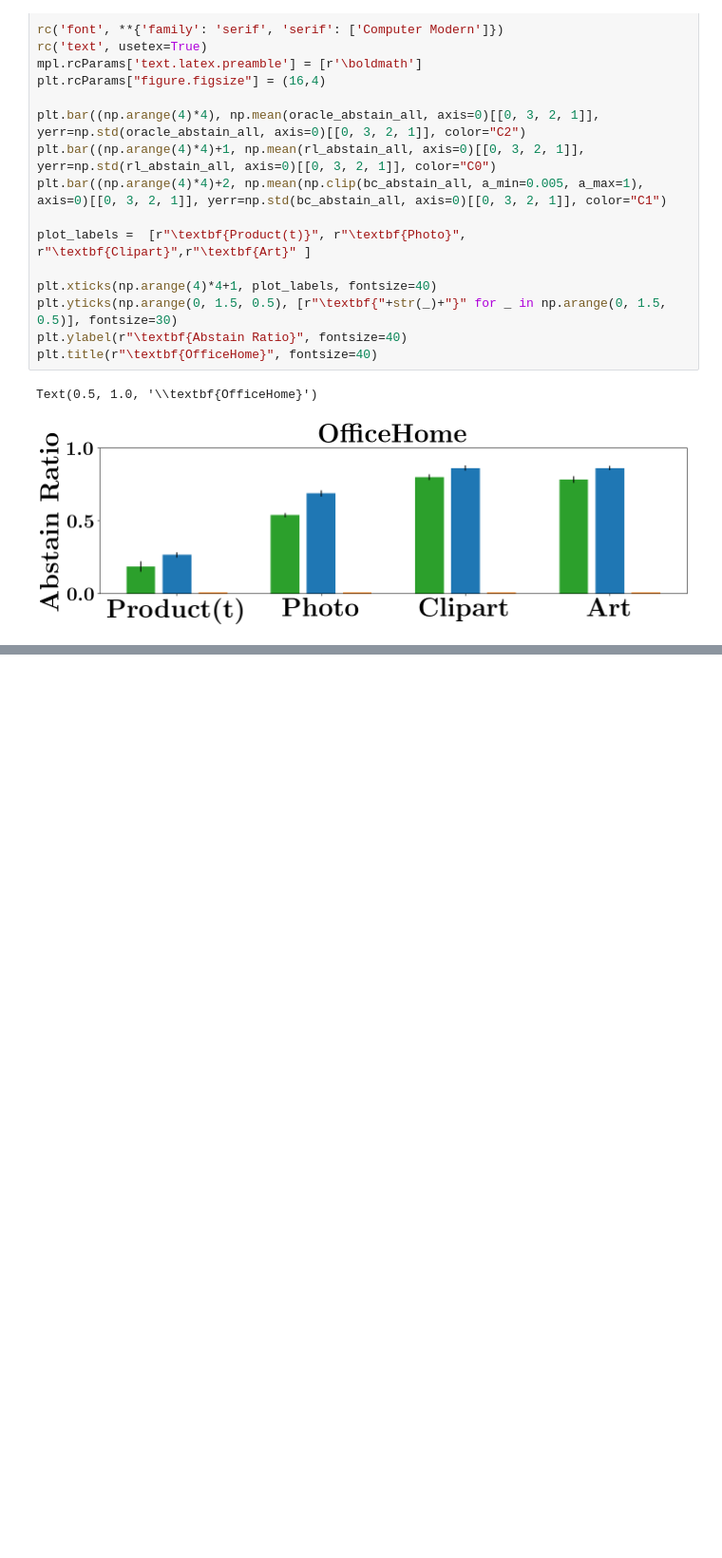
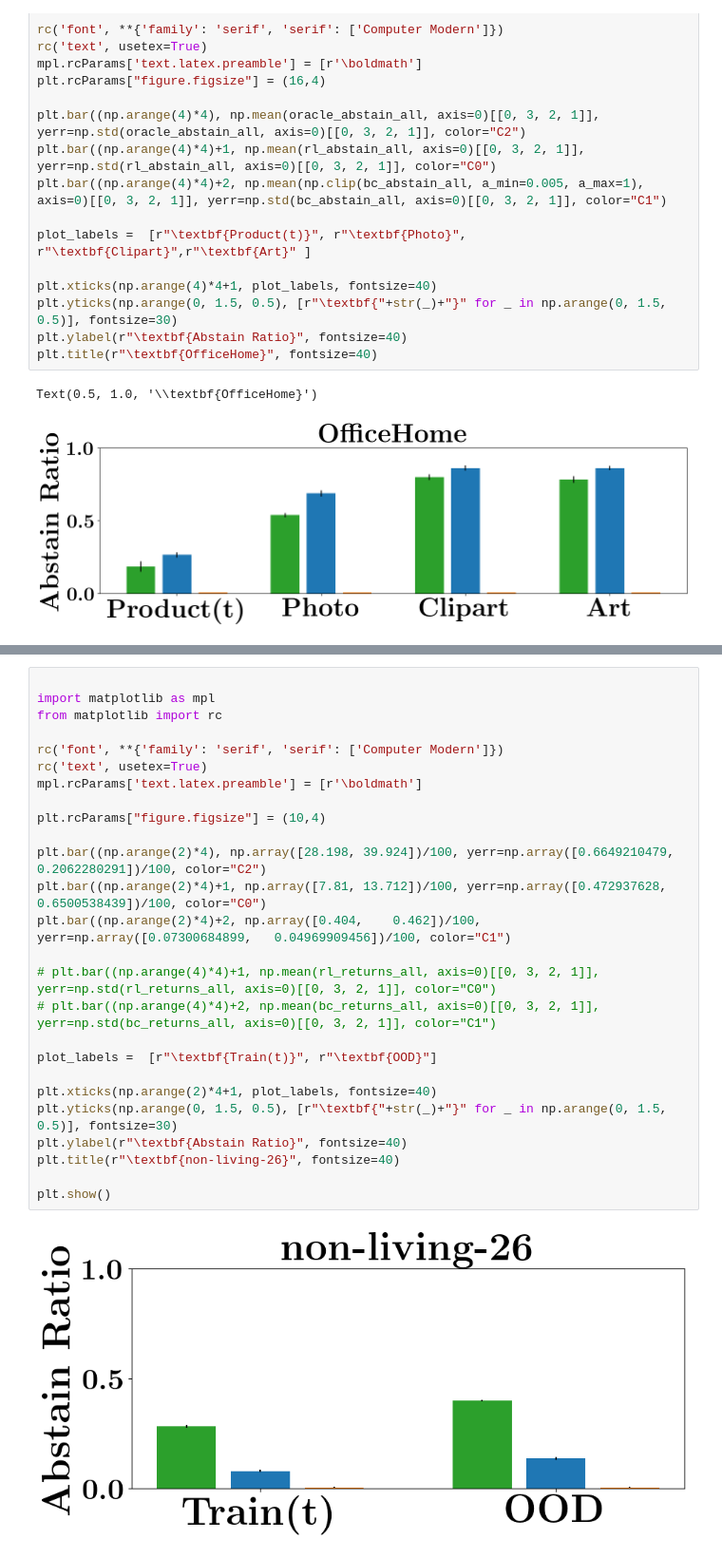
Before and after one commit to katiekang1998/cautious_extrapolation, a Jupyter notebook: cautious_extrapolation/OfficeHome/plot.ipynb, the cells around one changed output, grey strips where cells are left out. Shown at 95% size. Drawn from its saved outputs; the diff is of its cells as text; blank space fills up the shorter version.

```diff
--- a/cautious_extrapolation/OfficeHome/plot.ipynb
+++ b/cautious_extrapolation/OfficeHome/plot.ipynb
@@ -371,0 +481,28 @@ Text(0.5, 1.0, '\\textbf{NONLIVING-26 FAKE}')
+# %%
+
+import matplotlib as mpl
+from matplotlib import rc
+
+rc('font', **{'family': 'serif', 'serif': ['Computer Modern']})
+rc('text', usetex=True)
+mpl.rcParams['text.latex.preamble'] = [r'\boldmath']
+
+plt.rcParams["figure.figsize"] = (10,4)
+
+plt.bar((np.arange(2)*4), np.array([28.198,	39.924])/100, yerr=np.array([0.6649210479,	0.2062280291])/100, color="C2")
+plt.bar((np.arange(2)*4)+1, np.array([7.81,	13.712])/100, yerr=np.array([0.472937628,	0.6500538439])/100, color="C0")
+plt.bar((np.arange(2)*4)+2, np.array([0.404,	0.462])/100, yerr=np.array([0.07300684899,	0.04969909456])/100, color="C1")
+
+# plt.bar((np.arange(4)*4)+1, np.mean(rl_returns_all, axis=0)[[0, 3, 2, 1]], yerr=np.std(rl_returns_all, axis=0)[[0, 3, 2, 1]], color="C0")
+# plt.bar((np.arange(4)*4)+2, np.mean(bc_returns_all, axis=0)[[0, 3, 2, 1]], yerr=np.std(bc_returns_all, axis=0)[[0, 3, 2, 1]], color="C1")
+
+plot_labels =  [r"\textbf{Train(t)}", r"\textbf{OOD}"]
+
+plt.xticks(np.arange(2)*4+1, plot_labels, fontsize=40)
+plt.yticks(np.arange(0, 1.5, 0.5), [r"\textbf{"+str(_)+"}" for _ in np.arange(0, 1.5, 0.5)], fontsize=30)
+plt.ylabel(r"\textbf{Abstain Ratio}", fontsize=40)
+plt.title(r"\textbf{non-living-26}", fontsize=40)
+
+plt.show()
+# %% [output]
+[figure, added]
```
Also changed, not shown: parts of 7 cells of this notebook, 8 other files.
